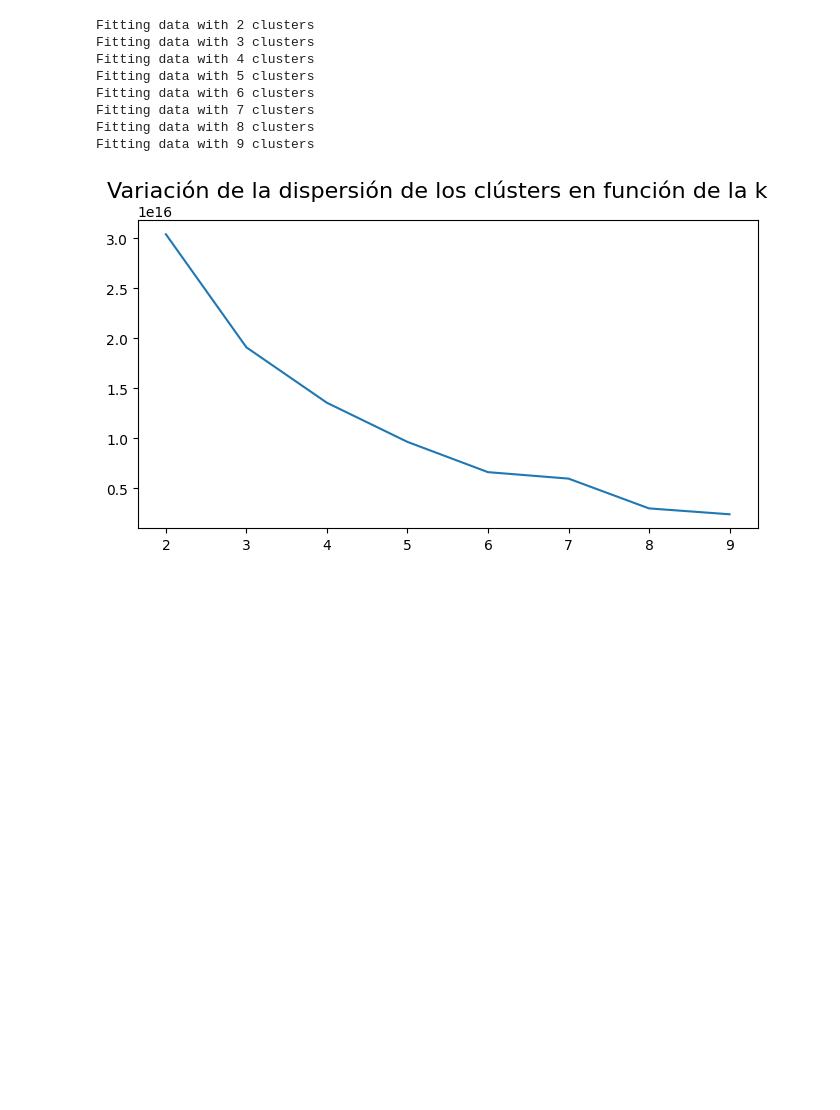
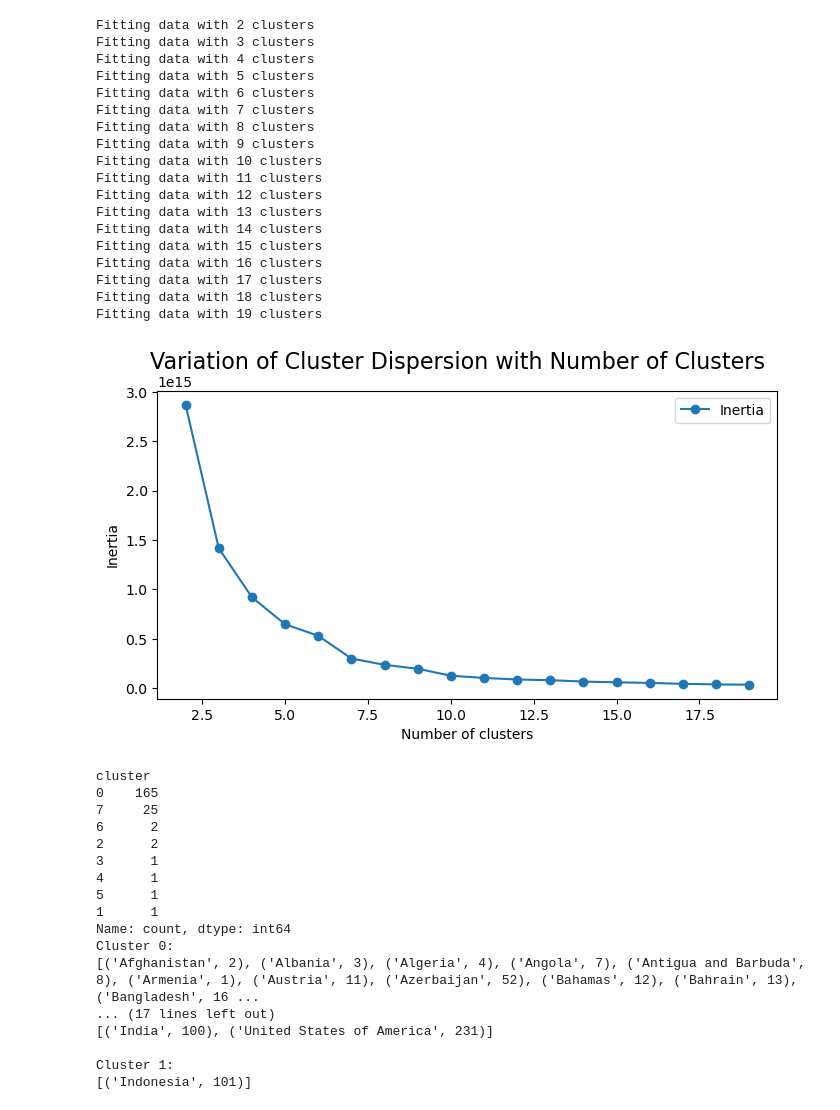
Before and after one commit to ezemriv/FAO-Food-CO2-Footprint, a Jupyter notebook: country_emissions/03_kmeans_clustering.ipynb, the cells around one changed output. Cells and saved outputs as stored; diff of their text form; code cells hidden in the pictures; blank space fills up the shorter version.

```diff
--- a/country_emissions/03_kmeans_clustering.ipynb
+++ b/country_emissions/03_kmeans_clustering.ipynb
@@ -36,0 +92,3 @@ grouped_data
+# %%
+grouped_data = grouped_data.set_index(group_cols)
+grouped_data.sum(axis=1).sort_values(ascending=False).tail(20)
@@ -36,0 +113,4 @@ grouped_data
+# %%
+# # Filter countries with low emissions
+low_emission_countries = grouped_data.sum(axis=1)[grouped_data.sum(axis=1) < 1000].index.tolist()
+grouped_data = grouped_data[~grouped_data.index.isin(low_emission_countries)]
@@ -36,0 +119,9 @@ grouped_data
+# %%
+new_cluster_cols = []
+
+for col in cluster_columns:
+    per_capita_col = f"{col}_per-capita"
+    grouped_data[per_capita_col] = grouped_data[col].div((grouped_data['Population_1000s']*1000))
+    new_cluster_cols.append(per_capita_col)
+
+cluster_columns += new_cluster_cols
@@ -37,31 +155,74 @@ grouped_data
+# %%
+kmeans_data = grouped_data.drop('Population_1000s', axis=1)
 # %%
+# Dictionary to store SSE values
 sse = {}
 
-for k in range(2, 10):
-
+for k in range(2, 20):
     print(f"Fitting data with {k} clusters")
 
-    kmeans = KMeans(n_clusters = k)
-    kmeans.fit(grouped_data)
+    kmeans = KMeans(n_clusters=k, random_state=23)
+    kmeans.fit(kmeans_data)
 
     sse[k] = kmeans.inertia_
 
-
-fig = plt.figure(figsize = (8, 4))
+# Plotting
+fig = plt.figure(figsize=(8, 4))
 ax = fig.add_subplot()
 
 x_values = list(sse.keys())
 y_values = list(sse.values())
 
-ax.plot(x_values, y_values, label = "Inertia/dispersión de los clústers")
-fig.suptitle("Variación de la dispersión de los clústers en función de la k", fontsize = 16);
+ax.plot(x_values, y_values, marker='o', linestyle='-', label="Inertia")
+ax.set_xlabel("Number of clusters")
+ax.set_ylabel("Inertia")
+fig.suptitle("Variation of Cluster Dispersion with Number of Clusters", fontsize=16)
+plt.legend()
+plt.show()
+
+# Apply KMeans with 10 clusters on the scaled log1p-transformed data
+kmeans = KMeans(n_clusters=8, random_state=23).fit(kmeans_data)
+
+# Add cluster labels to the DataFrame
+grouped_data['cluster'] = kmeans.labels_
+print(grouped_data['cluster'].value_counts())
+
+for cluster in grouped_data['cluster'].unique():
+    print(f"Cluster {cluster}:\n{grouped_data[grouped_data['cluster'] == cluster].index.tolist()}\n")
 # %% [output]
 Fitting data with 2 clusters
 Fitting data with 3 clusters
 Fitting data with 4 clusters
 Fitting data with 5 clusters
 Fitting data with 6 clusters
 Fitting data with 7 clusters
 Fitting data with 8 clusters
 Fitting data with 9 clusters
+Fitting data with 10 clusters
+Fitting data with 11 clusters
+Fitting data with 12 clusters
+Fitting data with 13 clusters
+Fitting data with 14 clusters
+Fitting data with 15 clusters
+Fitting data with 16 clusters
+Fitting data with 17 clusters
+Fitting data with 18 clusters
+Fitting data with 19 clusters
-[figure, old version]
+[figure, new version]
+cluster
+0    165
+7     25
+6      2
+2      2
+3      1
+4      1
+5      1
+1      1
+Name: count, dtype: int64
+Cluster 0:
+[('Afghanistan', 2), ('Albania', 3), ('Algeria', 4), ('Angola', 7), ('Antigua and Barbuda', 8), ('Armenia', 1), ('Austria', 11), ('Azerbaijan', 52), ('Bahamas', 12), ('Bahrain', 13), ('Bangladesh', 16 ...
+... (17 lines left out)
+[('India', 100), ('United States of America', 231)]
+
+Cluster 1:
+[('Indonesia', 101)]
```
Also changed, not shown: parts of 25 cells of this notebook, 4 other files.
